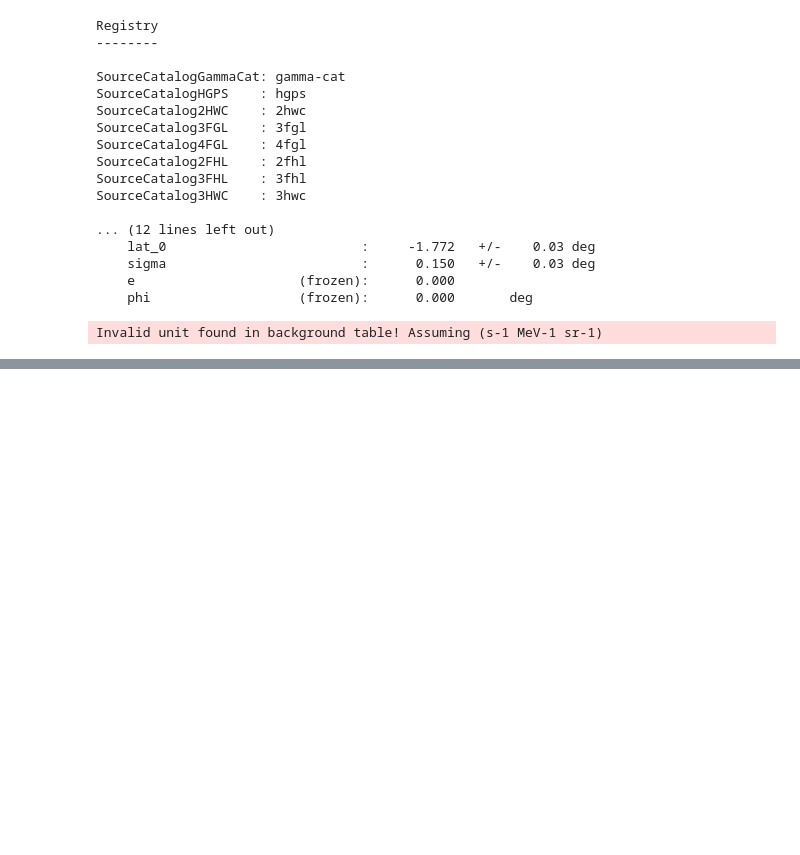
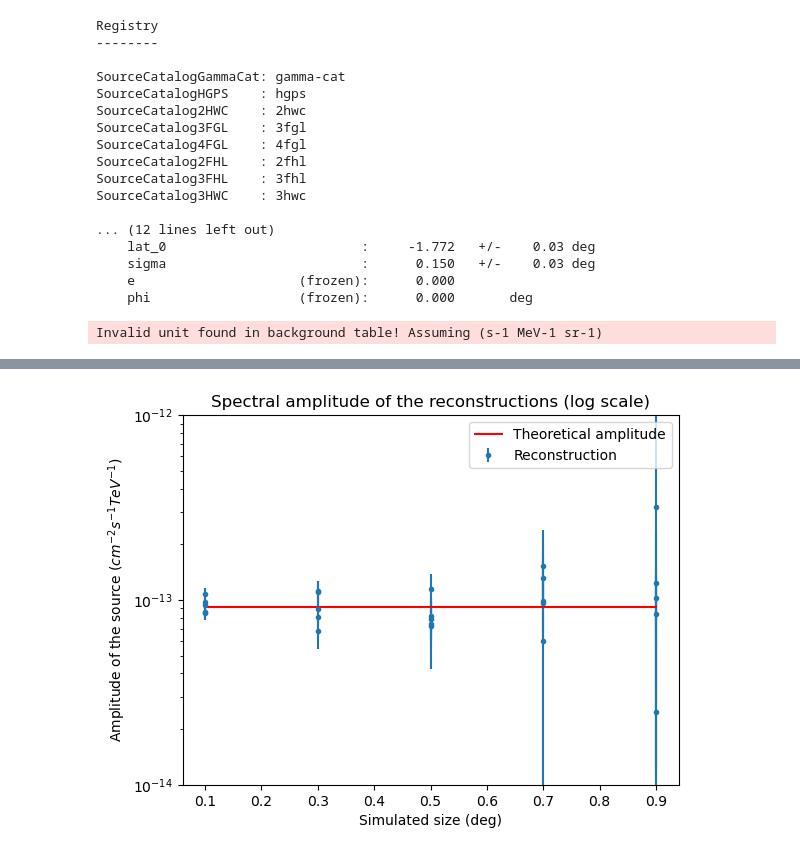
Before and after one commit to diegostn/TFG-Diego-Santano, a Jupyter notebook: Compwithamp.ipynb, the cells around one changed output, grey strips where cells are left out. Drawn from its saved outputs; the diff is of its cells as text; code cells hidden in the pictures; blank space fills up the shorter version.

```diff
--- a/Compwithamp.ipynb
+++ b/Compwithamp.ipynb
@@ -276,9 +260,0 @@ plt.show()
-# %%
-amprecon=[9.6213e-13, 8.6340e-13, 8.5564e-13, 1.0746e-12, 8.6427e-13]
-plt.plot(simsize,amprecon,'.',label='Reconstruction')
-plt.plot([0.1,0.5],[1e-12,1e-12],'-r',label='Theoretical amplitude')
-plt.title('Spectral amplitude of the reconstructions')
-plt.xlabel('Simulated size (deg)')
-plt.ylabel('Amplitude of the source')
-plt.legend()
-plt.show()
@@ -286,0 +321,13 @@ plt.show()
+# %%
+theoamp=model.parameters["amplitude"].value
+plt.yscale('log')
+plt.errorbar(simsize,amprecon,yerr=ampreconerr,fmt='.',label='Reconstruction')
+plt.plot([0.1,0.9],[theoamp,theoamp],'-r',label='Theoretical amplitude')
+plt.ylim(1e-14,1e-12)
+plt.title('Spectral amplitude of the reconstructions (log scale)')
+plt.xlabel('Simulated size (deg)')
+plt.ylabel('Amplitude of the source '+r'($cm^{-2} s^{-1} TeV^{-1}$)')
+plt.legend()
+plt.show()
+# %% [output]
+[figure, added]
```
Also changed, not shown: parts of 17 cells of this notebook, 2 other files.
